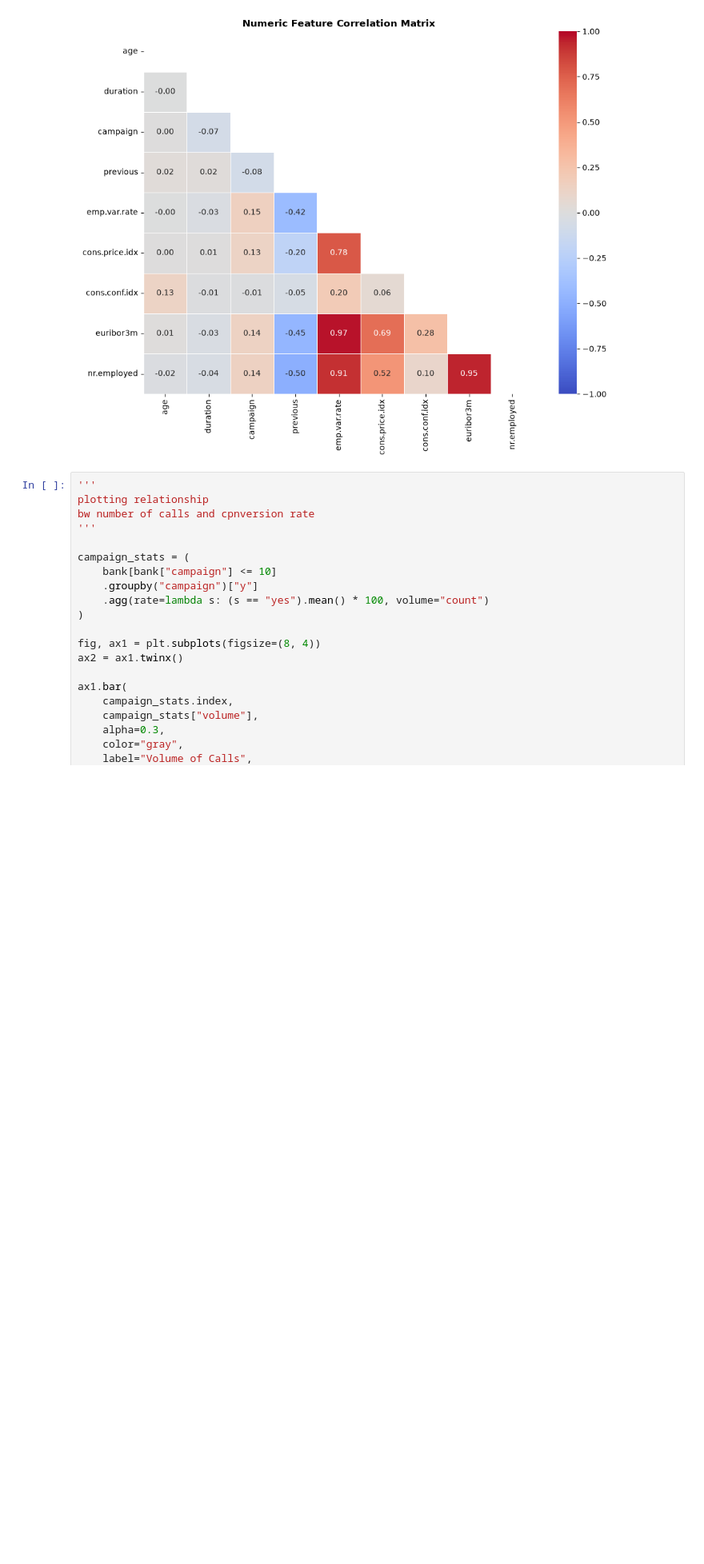
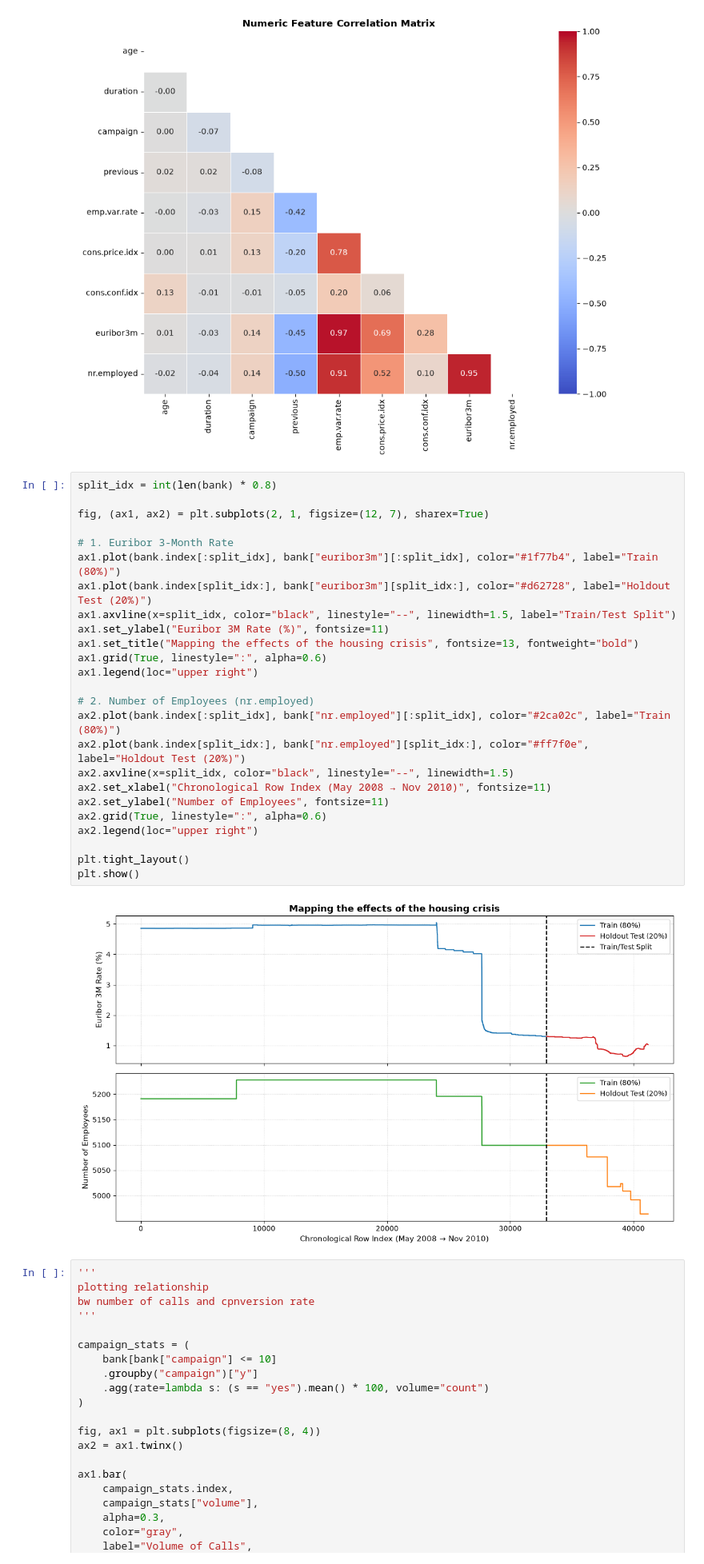
Before and after one commit to aidenfernandes/uci-banking, a Jupyter notebook: eda.ipynb, the cells around one changed output. Shown at 80% size. Drawn from its saved outputs; the diff is of its cells as text; blank space fills up the shorter version.

```diff
--- a/eda.ipynb
+++ b/eda.ipynb
@@ -251,6 +251,33 @@ plt.tight_layout()
 plt.show()
 # %% [output]
 [figure]
+# %%
+split_idx = int(len(bank) * 0.8)
+
+fig, (ax1, ax2) = plt.subplots(2, 1, figsize=(12, 7), sharex=True)
+
+# 1. Euribor 3-Month Rate
+ax1.plot(bank.index[:split_idx], bank["euribor3m"][:split_idx], color="#1f77b4", label="Train (80%)")
+ax1.plot(bank.index[split_idx:], bank["euribor3m"][split_idx:], color="#d62728", label="Holdout Test (20%)")
+ax1.axvline(x=split_idx, color="black", linestyle="--", linewidth=1.5, label="Train/Test Split")
+ax1.set_ylabel("Euribor 3M Rate (%)", fontsize=11)
+ax1.set_title("Mapping the effects of the housing crisis", fontsize=13, fontweight="bold")
+ax1.grid(True, linestyle=":", alpha=0.6)
+ax1.legend(loc="upper right")
+
+# 2. Number of Employees (nr.employed)
+ax2.plot(bank.index[:split_idx], bank["nr.employed"][:split_idx], color="#2ca02c", label="Train (80%)")
+ax2.plot(bank.index[split_idx:], bank["nr.employed"][split_idx:], color="#ff7f0e", label="Holdout Test (20%)")
+ax2.axvline(x=split_idx, color="black", linestyle="--", linewidth=1.5)
+ax2.set_xlabel("Chronological Row Index (May 2008 → Nov 2010)", fontsize=11)
+ax2.set_ylabel("Number of Employees", fontsize=11)
+ax2.grid(True, linestyle=":", alpha=0.6)
+ax2.legend(loc="upper right")
+
+plt.tight_layout()
+plt.show()
+# %% [output]
+[figure, added]
 # %%
 '''
 plotting relationship
```
Also changed, not shown: 2 other files.
